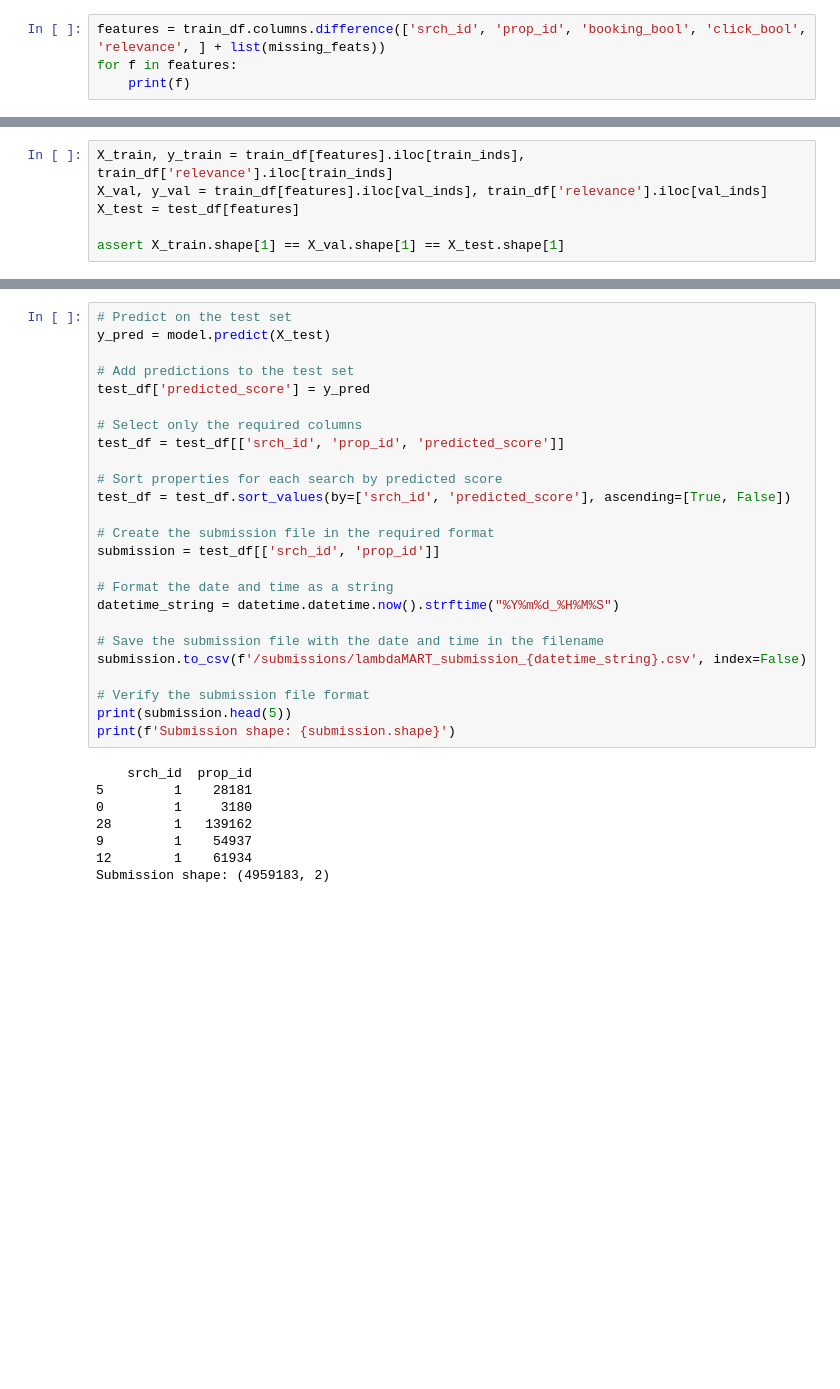
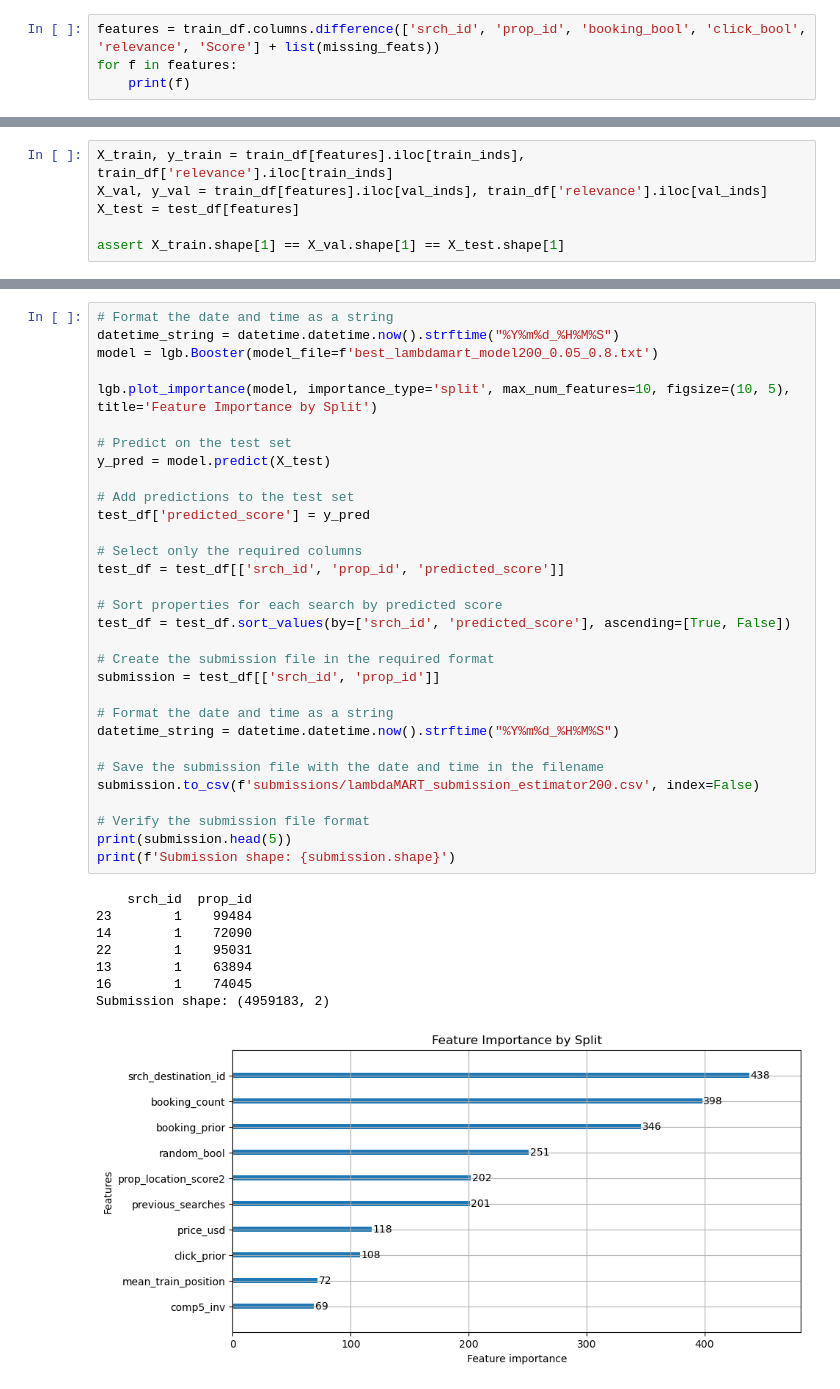
Before and after one commit to ryan-ott/DMT-Group17, a Jupyter notebook: Assignment2/expedia_v2.ipynb, the cells around one changed output, grey strips where cells are left out. Cells and saved outputs as stored; diff of their text form; blank space fills up the shorter version.

```diff
--- a/Assignment2/expedia_v2.ipynb
+++ b/Assignment2/expedia_v2.ipynb
@@ -197,7 +206,7 @@ missing_feats
  'position',
  'relevance'}
 # %%
-features = train_df.columns.difference(['srch_id', 'prop_id', 'booking_bool', 'click_bool', 'relevance', ] + list(missing_feats))
+features = train_df.columns.difference(['srch_id', 'prop_id', 'booking_bool', 'click_bool', 'relevance', 'Score'] + list(missing_feats))
 for f in features:
     print(f)
 # %% [output]
@@ -312,33 +486,40 @@ lgb.plot_importance(model, importance_type='split', max_num_features=10, figsize
 # %%
+# Format the date and time as a string
+datetime_string = datetime.datetime.now().strftime("%Y%m%d_%H%M%S")
+model = lgb.Booster(model_file=f'best_lambdamart_model200_0.05_0.8.txt')
+
+lgb.plot_importance(model, importance_type='split', max_num_features=10, figsize=(10, 5), title='Feature Importance by Split')
+
 # Predict on the test set
 y_pred = model.predict(X_test)
 
 # Add predictions to the test set
 test_df['predicted_score'] = y_pred
 
 # Select only the required columns
 test_df = test_df[['srch_id', 'prop_id', 'predicted_score']]
 
 # Sort properties for each search by predicted score
 test_df = test_df.sort_values(by=['srch_id', 'predicted_score'], ascending=[True, False])
 
 # Create the submission file in the required format
 submission = test_df[['srch_id', 'prop_id']]
 
 # Format the date and time as a string
 datetime_string = datetime.datetime.now().strftime("%Y%m%d_%H%M%S")
 
 # Save the submission file with the date and time in the filename
-submission.to_csv(f'/submissions/lambdaMART_submission_{datetime_string}.csv', index=False)
+submission.to_csv(f'submissions/lambdaMART_submission_estimator200.csv', index=False)
 
 # Verify the submission file format
 print(submission.head(5))
 print(f'Submission shape: {submission.shape}')
 # %% [output]
     srch_id  prop_id
-5         1    28181
-0         1     3180
-28        1   139162
-9         1    54937
-12        1    61934
+23        1    99484
+14        1    72090
+22        1    95031
+13        1    63894
+16        1    74045
 Submission shape: (4959183, 2)
+[figure, added]
```
Also changed, not shown: parts of 12 cells of this notebook.
